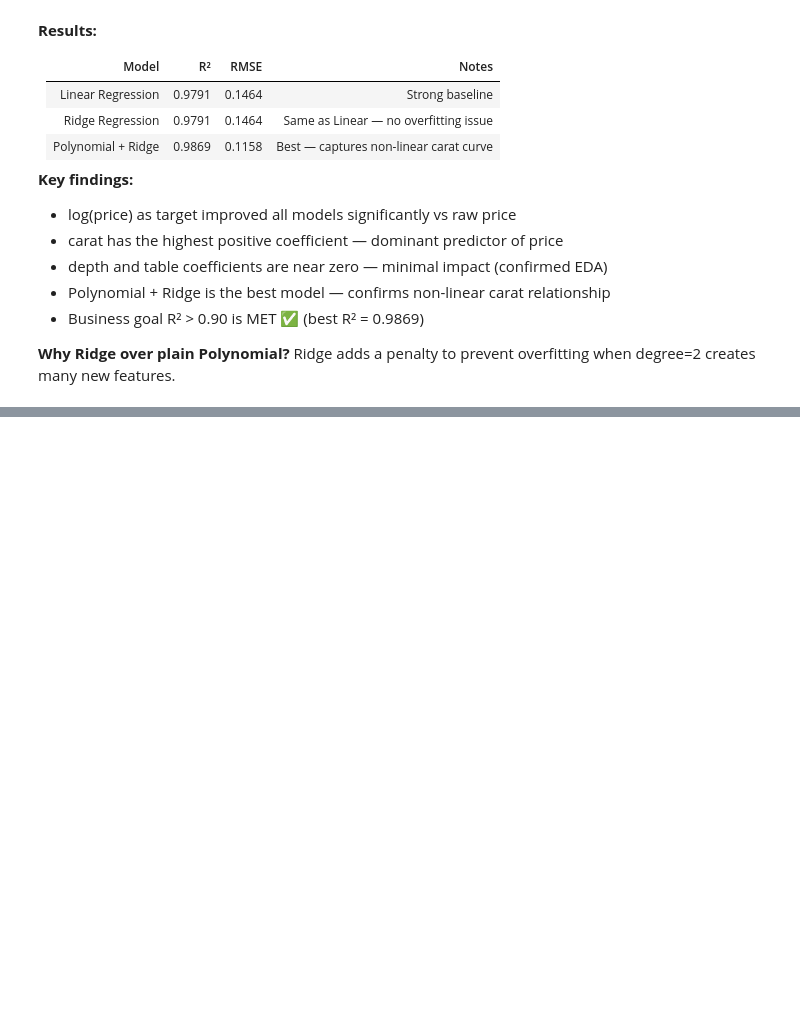
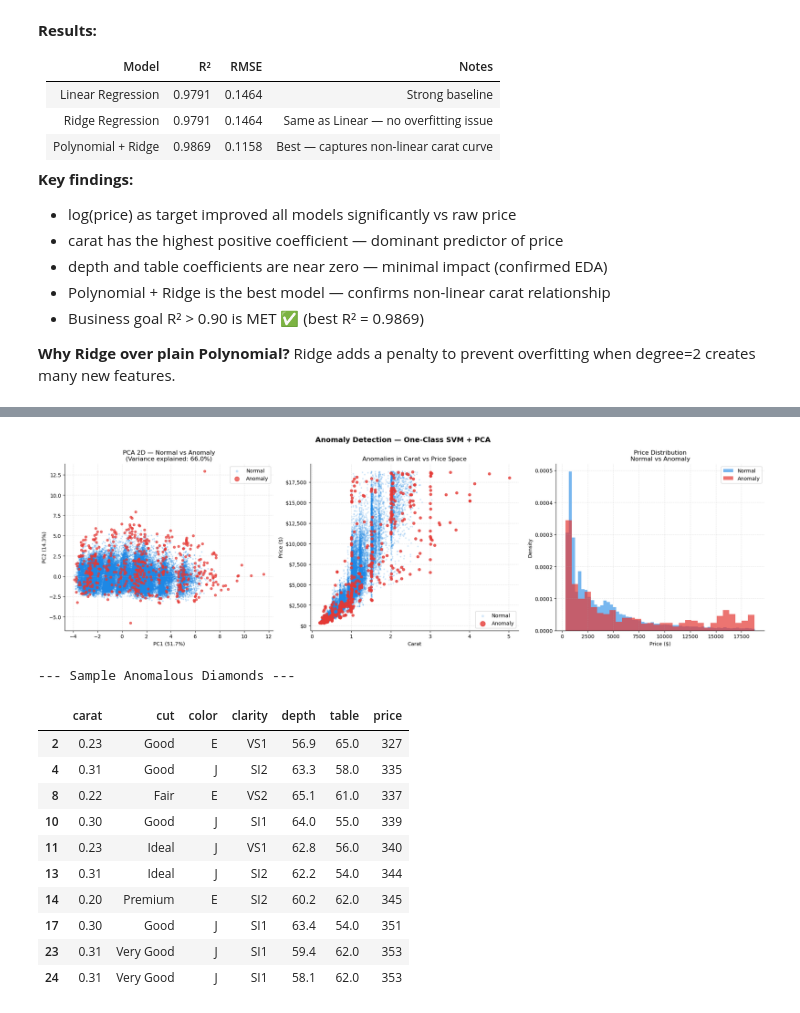
Before and after one commit to Mustafa-elsherif/dm-diamonds-analysis, a Jupyter notebook: notebooks/diamonds_analysis.ipynb, the cells around one changed output, grey strips where cells are left out. Drawn from its saved outputs; the diff is of its cells as text; code cells hidden in the pictures; blank space fills up the shorter version.

Commit message:
Phase 2: Add Anomaly Detection - PCA + One-Class SVM

```diff
--- a/notebooks/diamonds_analysis.ipynb
+++ b/notebooks/diamonds_analysis.ipynb
@@ -953,0 +999,72 @@ Ridge adds a penalty to prevent overfitting when degree=2 creates many new featu
+# %%
+# ============================================================
+# ANOMALY DETECTION — Visualizations
+# ============================================================
+
+fig, axes = plt.subplots(1, 3, figsize=(20, 6))
+fig.suptitle('Anomaly Detection — One-Class SVM + PCA', fontsize=14, fontweight='bold')
+
+normal_mask = df_clean['anomaly'] ==  1
+anom_mask   = df_clean['anomaly'] == -1
+
+# 1. PCA 2D scatter
+axes[0].scatter(X_pca[pred_anom== 1, 0], X_pca[pred_anom== 1, 1],
+                alpha=0.2, s=4, color='#1E88E5', label='Normal')
+axes[0].scatter(X_pca[pred_anom==-1, 0], X_pca[pred_anom==-1, 1],
+                alpha=0.7, s=20, color='#E53935', label='Anomaly', zorder=5)
+axes[0].set_title(f'PCA 2D — Normal vs Anomaly\n(Variance explained: {var_explained:.1f}%)')
+axes[0].set_xlabel(f'PC1 ({pca.explained_variance_ratio_[0]*100:.1f}%)')
+axes[0].set_ylabel(f'PC2 ({pca.explained_variance_ratio_[1]*100:.1f}%)')
+axes[0].legend(markerscale=2)
+axes[0].grid(True, alpha=0.3, linestyle='--')
+axes[0].spines['top'].set_visible(False)
+axes[0].spines['right'].set_visible(False)
+
+# 2. Carat vs Price
+axes[1].scatter(df_clean.loc[normal_mask, 'carat'], df_clean.loc[normal_mask, 'price'],
+                alpha=0.15, s=4, color='#1E88E5', label='Normal')
+axes[1].scatter(df_clean.loc[anom_mask, 'carat'], df_clean.loc[anom_mask, 'price'],
+                alpha=0.8, s=25, color='#E53935', label='Anomaly', zorder=5)
+axes[1].set_xlabel('Carat')
+axes[1].set_ylabel('Price ($)')
+axes[1].set_title('Anomalies in Carat vs Price Space')
+axes[1].yaxis.set_major_formatter(plt.FuncFormatter(lambda x, _: f'${x:,.0f}'))
+axes[1].legend(markerscale=2)
+axes[1].grid(True, alpha=0.3, linestyle='--')
+axes[1].spines['top'].set_visible(False)
+axes[1].spines['right'].set_visible(False)
+
+# 3. Price Distribution Normal vs Anomaly
+axes[2].hist(df_clean.loc[normal_mask, 'price'], bins=60,
+             alpha=0.6, color='#1E88E5', label='Normal', density=True)
+axes[2].hist(df_clean.loc[anom_mask, 'price'], bins=30,
+             alpha=0.7, color='#E53935', label='Anomaly', density=True)
+axes[2].set_xlabel('Price ($)')
+axes[2].set_ylabel('Density')
+axes[2].set_title('Price Distribution\nNormal vs Anomaly')
+axes[2].legend()
+axes[2].grid(True, alpha=0.3, linestyle='--')
+axes[2].spines['top'].set_visible(False)
+axes[2].spines['right'].set_visible(False)
+
+plt.tight_layout()
+plt.savefig(DATA_PATH + 'anomaly_detection.png', dpi=150, bbox_inches='tight')
+plt.show()
+
+# Sample anomalous diamonds
+print('\n--- Sample Anomalous Diamonds ---')
+df_clean[df_clean['anomaly']==-1][['carat','cut','color','clarity','depth','table','price']].head(10)
+# %% [output]
+[figure, added]
+--- Sample Anomalous Diamonds ---
+|  | carat | cut | color | clarity | depth | table | price |
+| 2 | 0.23 | Good | E | VS1 | 56.9 | 65.0 | 327 |
+| 4 | 0.31 | Good | J | SI2 | 63.3 | 58.0 | 335 |
+| 8 | 0.22 | Fair | E | VS2 | 65.1 | 61.0 | 337 |
+| 10 | 0.30 | Good | J | SI1 | 64.0 | 55.0 | 339 |
+| 11 | 0.23 | Ideal | J | VS1 | 62.8 | 56.0 | 340 |
+| 13 | 0.31 | Ideal | J | SI2 | 62.2 | 54.0 | 344 |
+| 14 | 0.20 | Premium | E | SI2 | 60.2 | 62.0 | 345 |
+| 17 | 0.30 | Good | J | SI1 | 63.4 | 54.0 | 351 |
+| 23 | 0.31 | Very Good | J | SI1 | 59.4 | 62.0 | 353 |
+| 24 | 0.31 | Very Good | J | SI1 | 58.1 | 62.0 | 353 |
```
Also changed, not shown: parts of 3 cells of this notebook, 1 other file.
